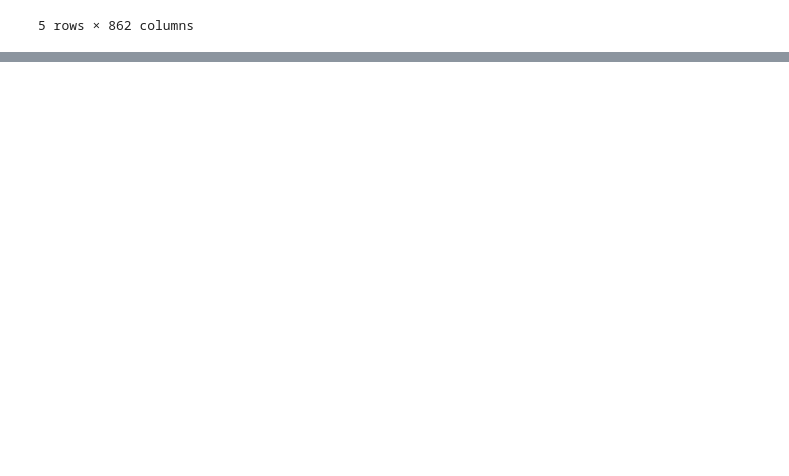
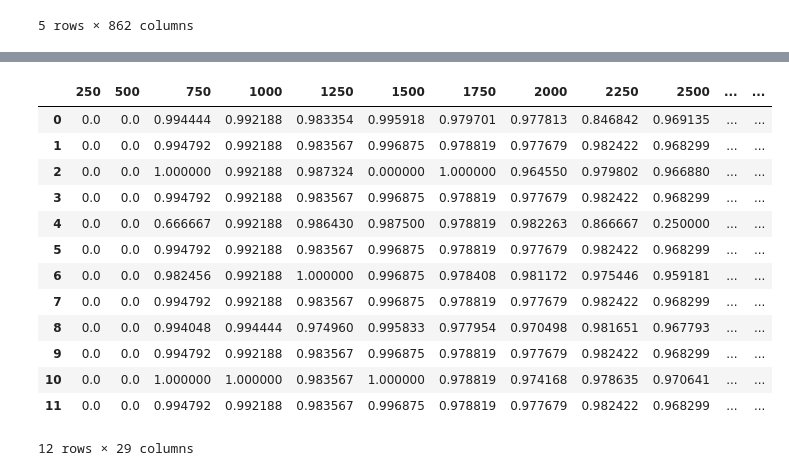
Before and after one commit to quarbby/diplomacy-betrayal, a Jupyter notebook: pipeline-dataset_sampling.ipynb, the cells around one changed output, grey strips where cells are left out. Drawn from its saved outputs; the diff is of its cells as text; code cells hidden in the pictures; blank space fills up the shorter version.

```diff
--- a/pipeline-dataset_sampling.ipynb
+++ b/pipeline-dataset_sampling.ipynb
@@ -416,27 +429,42 @@ CancelledError:  [_Derived_]RecvAsync is cancelled.
 # %%
 def translate_into_pandas(results_dictionary, metric_of_focus):
     def helper(metric_of_focus_number):
         new_dict = {}
         for each_key, each_values_list in results_dictionary.items():
             new_dict[each_key[4:]] = []
             for each in each_values_list:
                 new_dict[each_key[4:]].append(each[metric_of_focus_number])
         out_df = pd.DataFrame.from_dict(new_dict)
         return out_df
 
     if metric_of_focus == 'F1':
         metric_of_focus_number = 0
     elif metric_of_focus == 'Precision':
         metric_of_focus_number = 1
     elif metric_of_focus == 'Recall':
         metric_of_focus_number = 2
 
     return helper(metric_of_focus_number)
 
 experiment_df = translate_into_pandas(results_dict, 'Precision')
-results_name = "./output/dataset_sampling_" + str(len(sampling_sizes)) + "pts"
+results_name = "./output/dataset_sampling_" + str(len(sampling_sizes)) + "pts_last"
 experiment_df.to_csv(results_name + ".csv", index=False)
 experiment_df
+# %% [output]
+|  | 250 | 500 | 750 | 1000 | 1250 | 1500 | 1750 | 2000 | 2250 | 2500 | ... | ... |
+| 0 | 0.0 | 0.0 | 0.994444 | 0.992188 | 0.983354 | 0.995918 | 0.979701 | 0.977813 | 0.846842 | 0.969135 | ... | ... |
+| 1 | 0.0 | 0.0 | 0.994792 | 0.992188 | 0.983567 | 0.996875 | 0.978819 | 0.977679 | 0.982422 | 0.968299 | ... | ... |
+| 2 | 0.0 | 0.0 | 1.000000 | 0.992188 | 0.987324 | 0.000000 | 1.000000 | 0.964550 | 0.979802 | 0.966880 | ... | ... |
+| 3 | 0.0 | 0.0 | 0.994792 | 0.992188 | 0.983567 | 0.996875 | 0.978819 | 0.977679 | 0.982422 | 0.968299 | ... | ... |
+| 4 | 0.0 | 0.0 | 0.666667 | 0.992188 | 0.986430 | 0.987500 | 0.978819 | 0.982263 | 0.866667 | 0.250000 | ... | ... |
+| 5 | 0.0 | 0.0 | 0.994792 | 0.992188 | 0.983567 | 0.996875 | 0.978819 | 0.977679 | 0.982422 | 0.968299 | ... | ... |
+| 6 | 0.0 | 0.0 | 0.982456 | 0.992188 | 1.000000 | 0.996875 | 0.978408 | 0.981172 | 0.975446 | 0.959181 | ... | ... |
+| 7 | 0.0 | 0.0 | 0.994792 | 0.992188 | 0.983567 | 0.996875 | 0.978819 | 0.977679 | 0.982422 | 0.968299 | ... | ... |
+| 8 | 0.0 | 0.0 | 0.994048 | 0.994444 | 0.974960 | 0.995833 | 0.977954 | 0.970498 | 0.981651 | 0.967793 | ... | ... |
+| 9 | 0.0 | 0.0 | 0.994792 | 0.992188 | 0.983567 | 0.996875 | 0.978819 | 0.977679 | 0.982422 | 0.968299 | ... | ... |
+| 10 | 0.0 | 0.0 | 1.000000 | 1.000000 | 0.983567 | 1.000000 | 0.978819 | 0.974168 | 0.978635 | 0.970641 | ... | ... |
+| 11 | 0.0 | 0.0 | 0.994792 | 0.992188 | 0.983567 | 0.996875 | 0.978819 | 0.977679 | 0.982422 | 0.968299 | ... | ... |
+12 rows × 29 columns
 # %%
 exp_plot_df = experiment_df.T.reset_index()
 rename_col_names = {0: 'Deception w/o weights',
```
Also changed, not shown: parts of 6 cells of this notebook, 4 other files.
